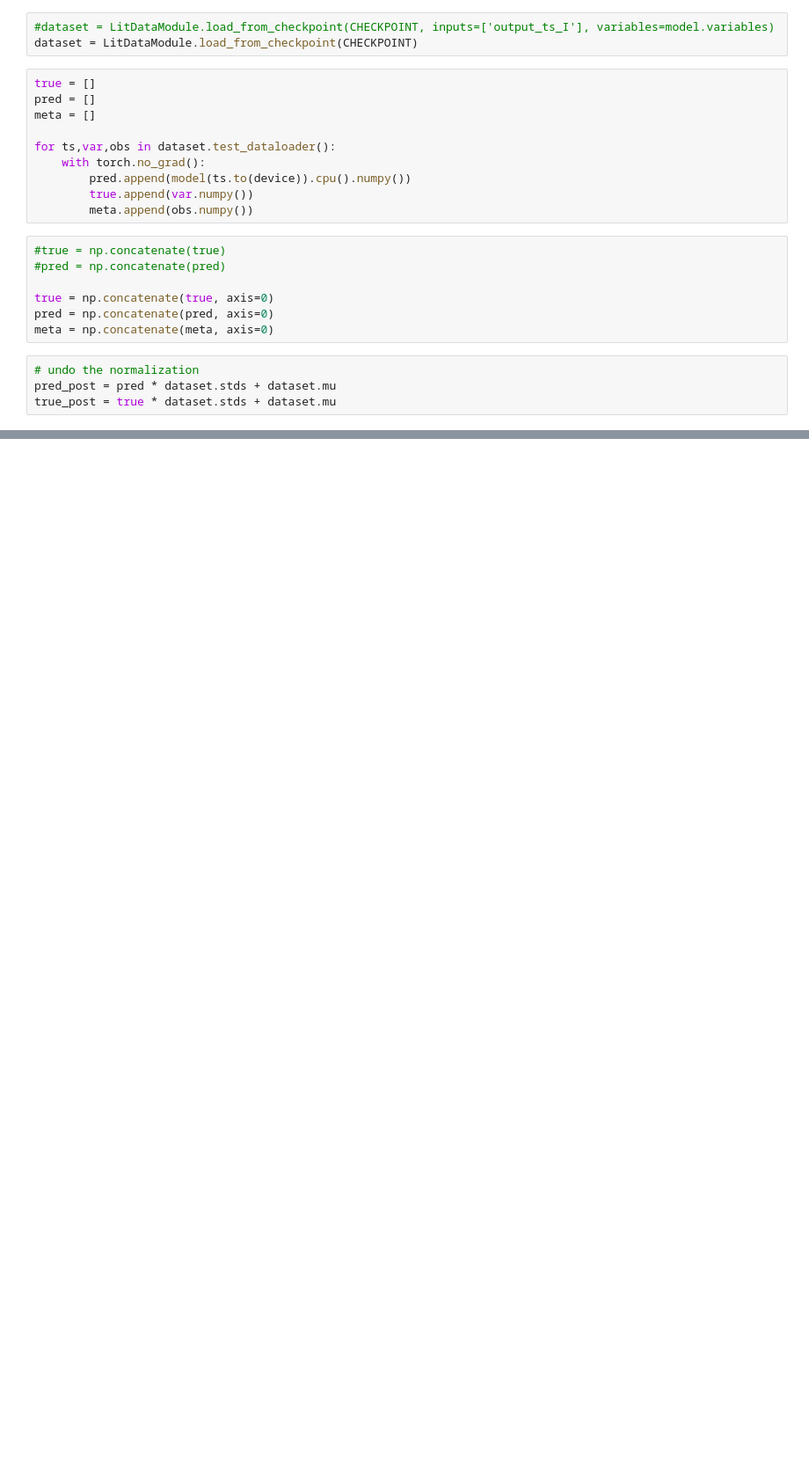
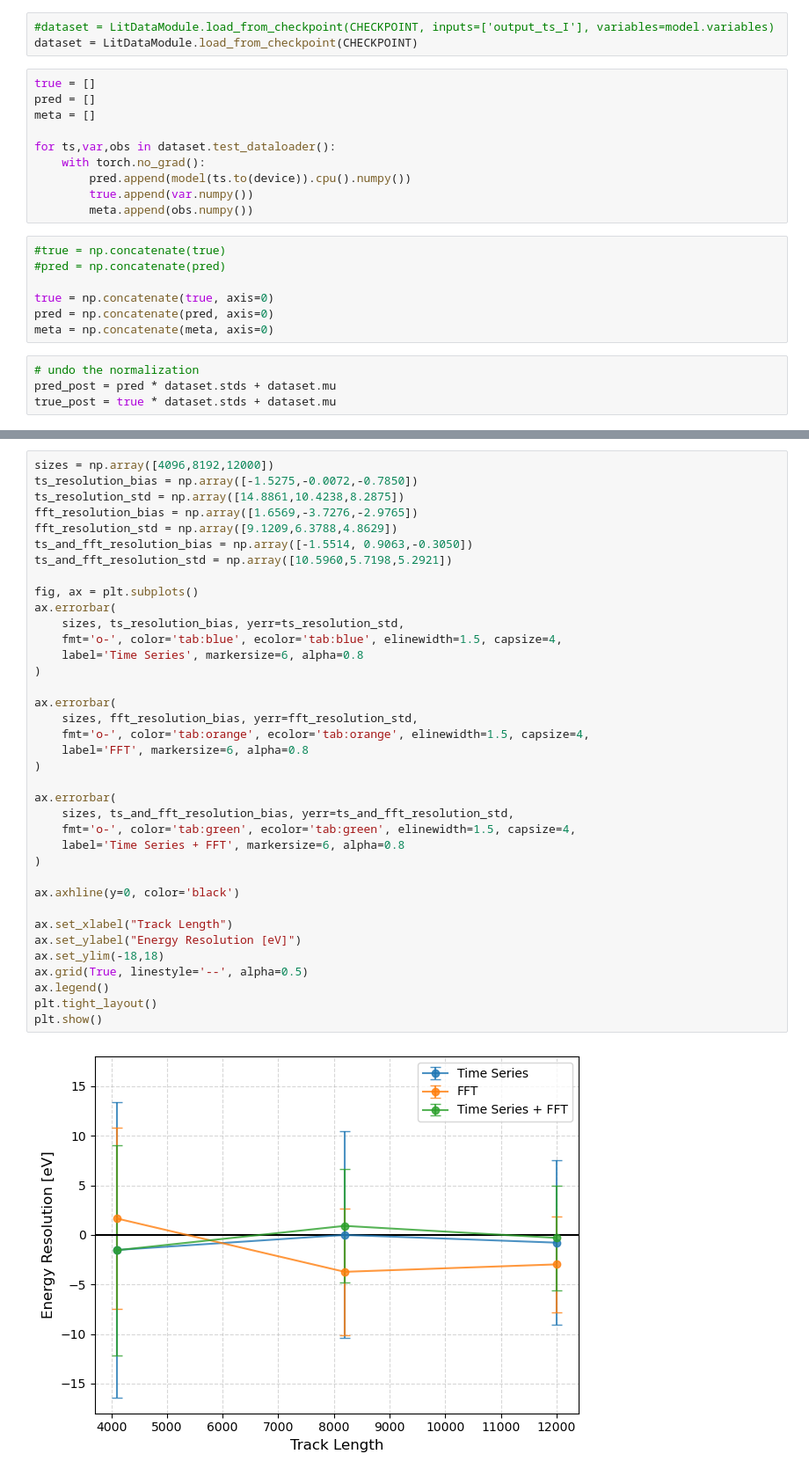
Before and after one commit to chreissel/neutrino_project, a Jupyter notebook: eval.ipynb, the cells around one changed output, grey strips where cells are left out. Shown at 88% size. Saved outputs shown, nothing was run; the diff lists cells and outputs as text; blank space fills up the shorter version.

```diff
--- a/eval.ipynb
+++ b/eval.ipynb
@@ -113,0 +118,39 @@ plt.show()
+# %%
+sizes = np.array([4096,8192,12000])
+ts_resolution_bias = np.array([-1.5275,-0.0072,-0.7850])
+ts_resolution_std = np.array([14.8861,10.4238,8.2875])
+fft_resolution_bias = np.array([1.6569,-3.7276,-2.9765])
+fft_resolution_std = np.array([9.1209,6.3788,4.8629])
+ts_and_fft_resolution_bias = np.array([-1.5514, 0.9063,-0.3050])
+ts_and_fft_resolution_std = np.array([10.5960,5.7198,5.2921])
+
+fig, ax = plt.subplots()
+ax.errorbar(
+    sizes, ts_resolution_bias, yerr=ts_resolution_std,
+    fmt='o-', color='tab:blue', ecolor='tab:blue', elinewidth=1.5, capsize=4,
+    label='Time Series', markersize=6, alpha=0.8
+)
+
+ax.errorbar(
+    sizes, fft_resolution_bias, yerr=fft_resolution_std,
+    fmt='o-', color='tab:orange', ecolor='tab:orange', elinewidth=1.5, capsize=4,
+    label='FFT', markersize=6, alpha=0.8
+)
+
+ax.errorbar(
+    sizes, ts_and_fft_resolution_bias, yerr=ts_and_fft_resolution_std,
+    fmt='o-', color='tab:green', ecolor='tab:green', elinewidth=1.5, capsize=4,
+    label='Time Series + FFT', markersize=6, alpha=0.8
+)
+
+ax.axhline(y=0, color='black')
+
+ax.set_xlabel("Track Length")
+ax.set_ylabel("Energy Resolution [eV]")
+ax.set_ylim(-18,18)
+ax.grid(True, linestyle='--', alpha=0.5)
+ax.legend()
+plt.tight_layout()
+plt.show()
+# %% [output]
+[figure, added]
```
Also changed, not shown: parts of 10 cells of this notebook, 4 other files.
